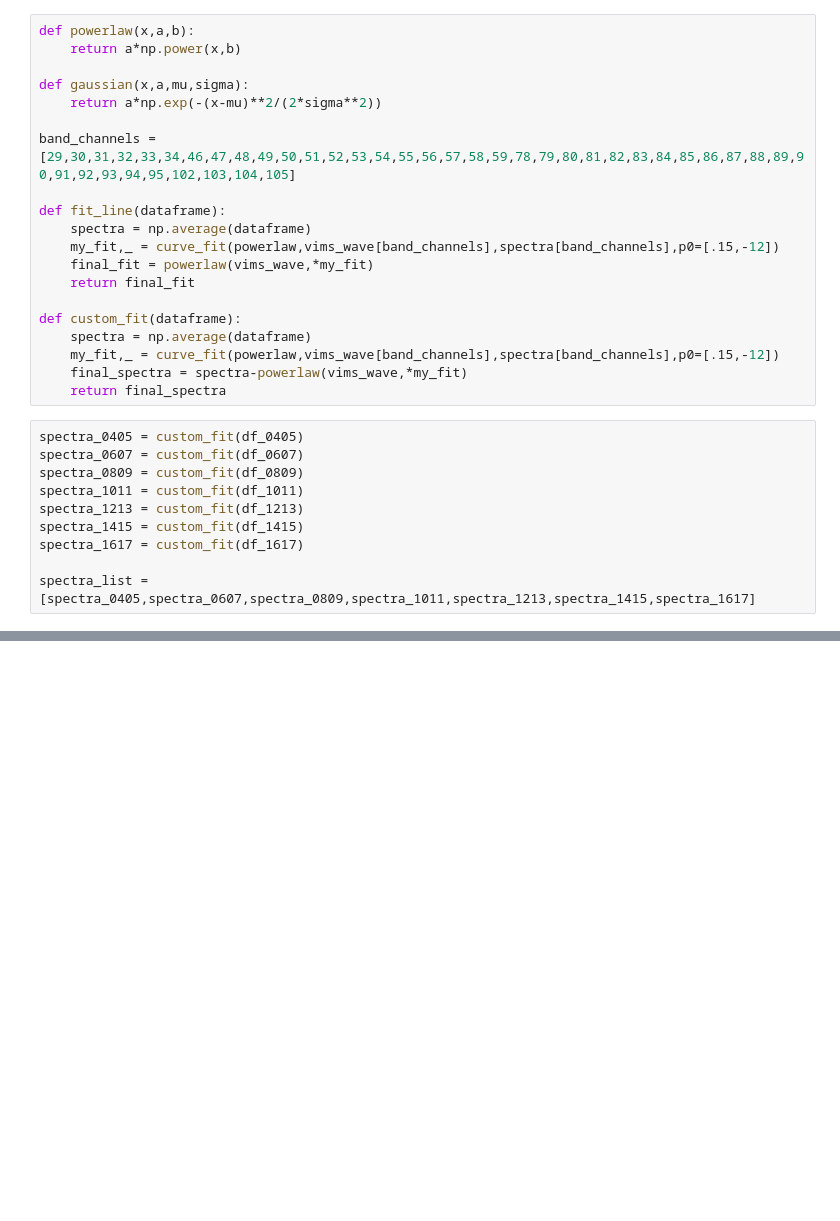
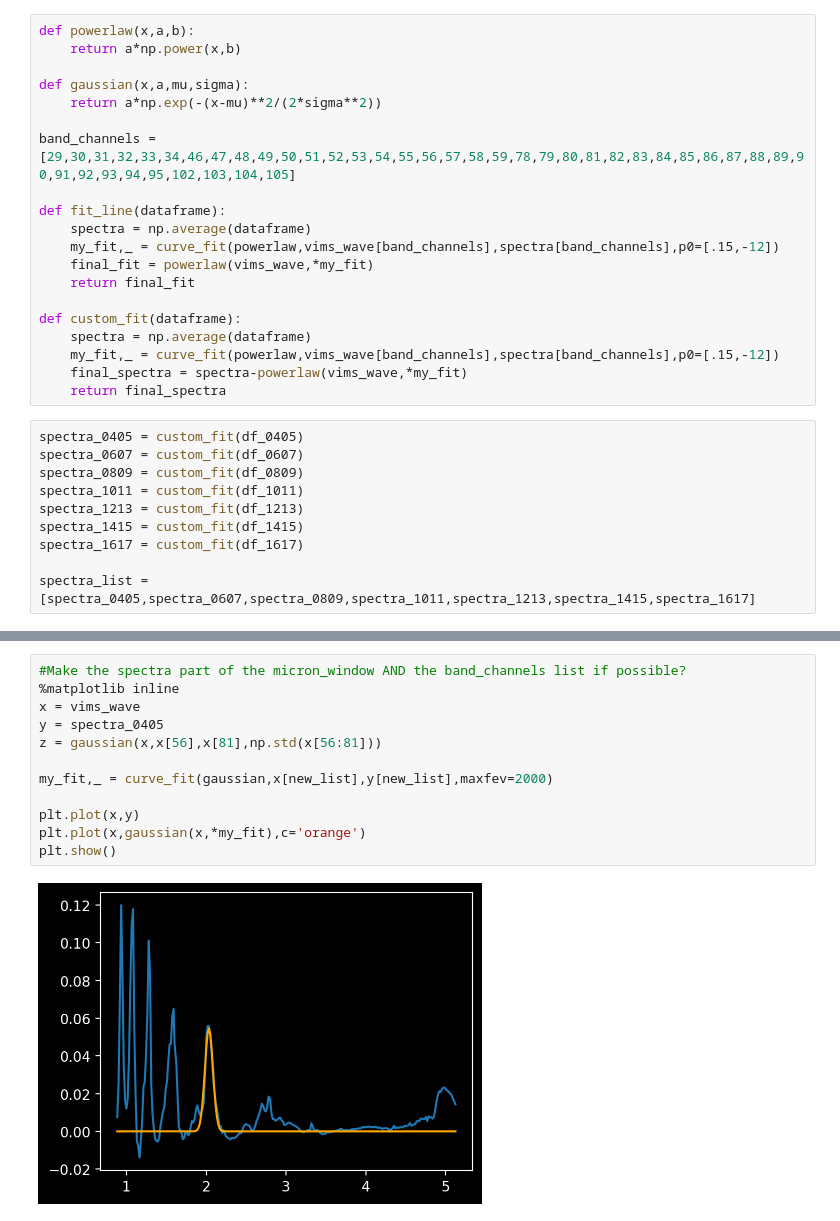
Before and after one commit to lucaslibshutz/spectralResearch, a Jupyter notebook: iPad_fitting.ipynb, the cells around one changed output, grey strips where cells are left out. Saved outputs shown, nothing was run; the diff lists cells and outputs as text; blank space fills up the shorter version.

```diff
--- a/iPad_fitting.ipynb
+++ b/iPad_fitting.ipynb
@@ -59,0 +85,14 @@ plt.show()
+# %%
+#Make the spectra part of the micron_window AND the band_channels list if possible?
+%matplotlib inline
+x = vims_wave
+y = spectra_0405
+z = gaussian(x,x[56],x[81],np.std(x[56:81]))
+
+my_fit,_ = curve_fit(gaussian,x[new_list],y[new_list],maxfev=2000)
+
+plt.plot(x,y)
+plt.plot(x,gaussian(x,*my_fit),c='orange')
+plt.show()
+# %% [output]
+[figure, added]
```
Also changed, not shown: parts of 7 cells of this notebook.
